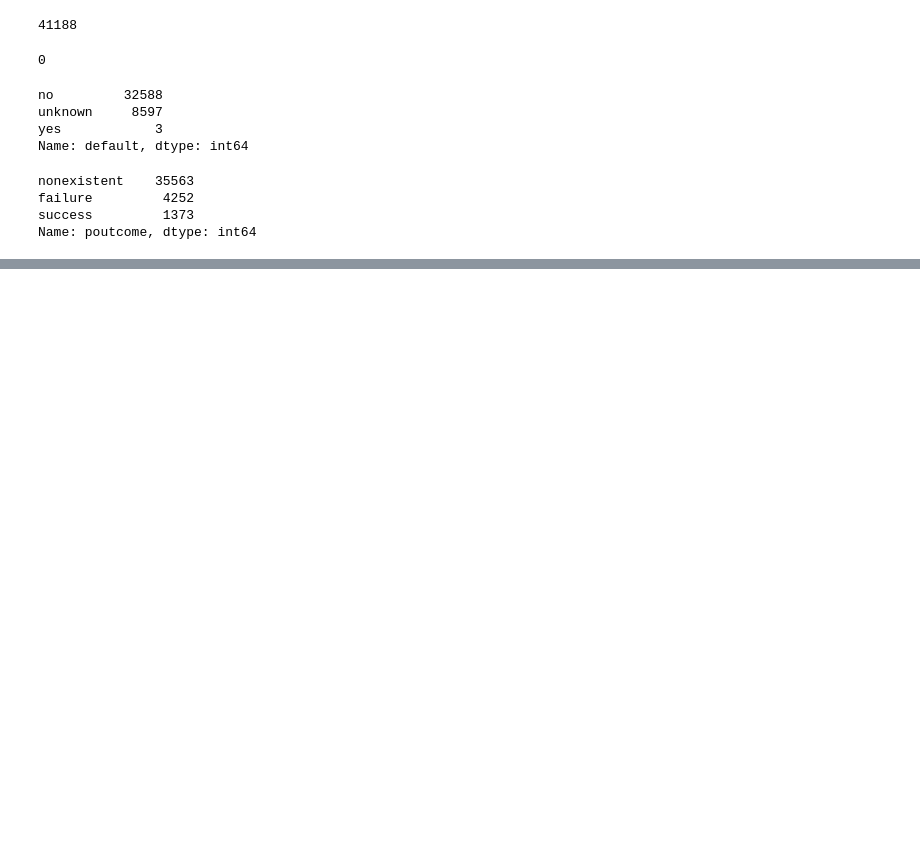
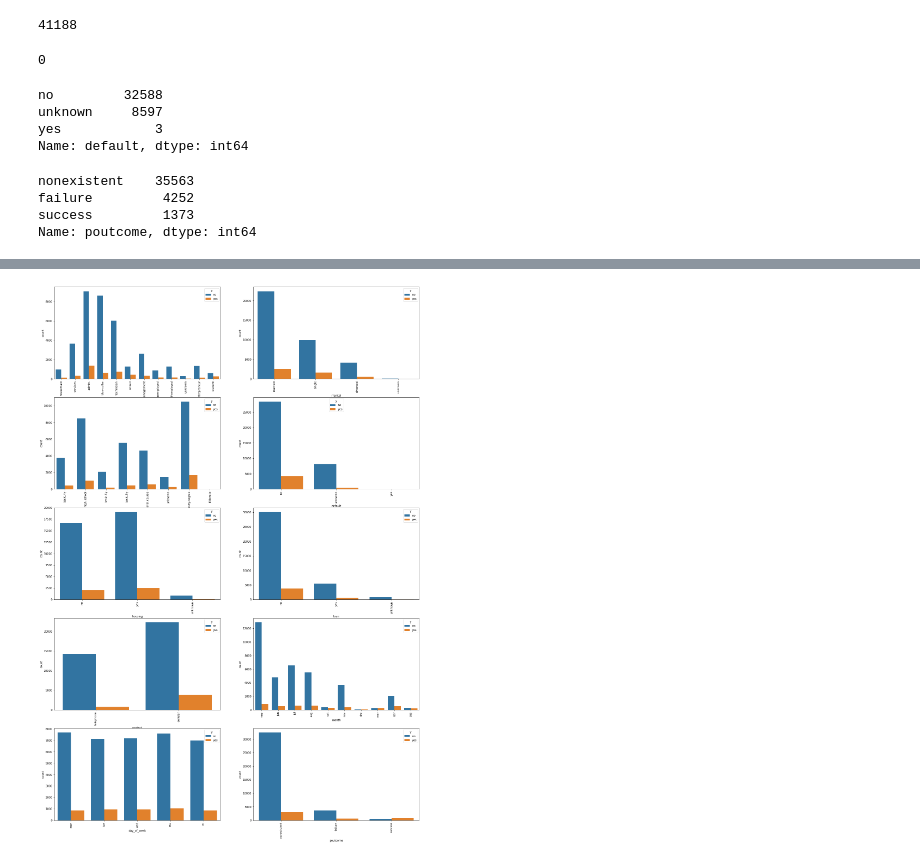
Before and after one commit to AmirRoshaniMoghaddam/bank_marketing, a Jupyter notebook: eda.ipynb, the cells around one changed output, grey strips where cells are left out. Cells and saved outputs as stored; diff of their text form; code cells hidden in the pictures; blank space fills up the shorter version.

```diff
--- a/eda.ipynb
+++ b/eda.ipynb
@@ -72,0 +75,3 @@ Name: poutcome, dtype: int64
+# %%
+categoricals = ['job', 'marital', 'education', 'default', 'housing',
+                    'loan', 'contact', 'month', 'day_of_week', 'poutcome']
@@ -72,0 +128,10 @@ Name: poutcome, dtype: int64
+# %%
+#axes, fig = plt.subplots(2,5)
+plt.figure(figsize=(24,36))
+for i in range(10):
+    plt.subplot(5,2,i+1)
+    sns.countplot(X_cats[categoricals[i]], hue = y)
+    plt.xticks(rotation = 90)
+    plt.tight_layout
+# %% [output]
+[figure, added]
```
Also changed, not shown: parts of 44 cells of this notebook.
